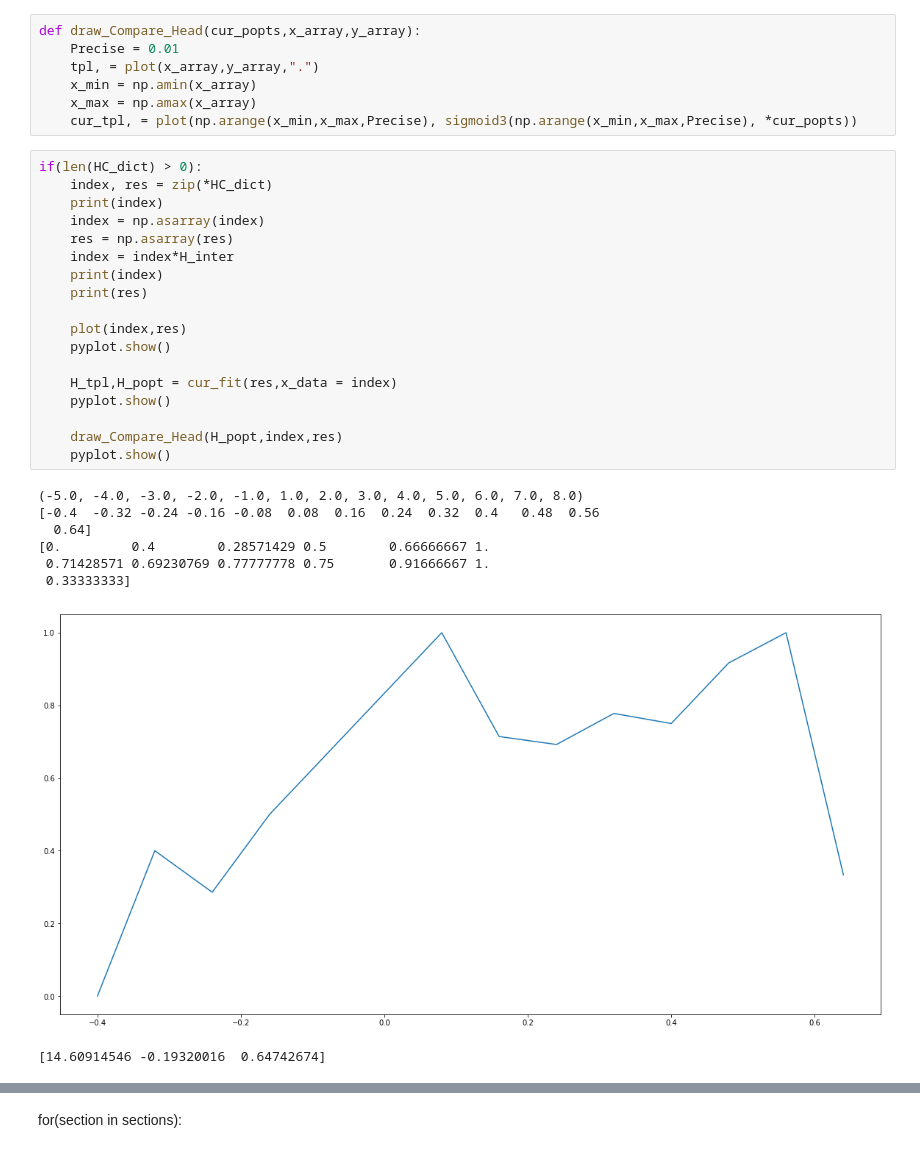
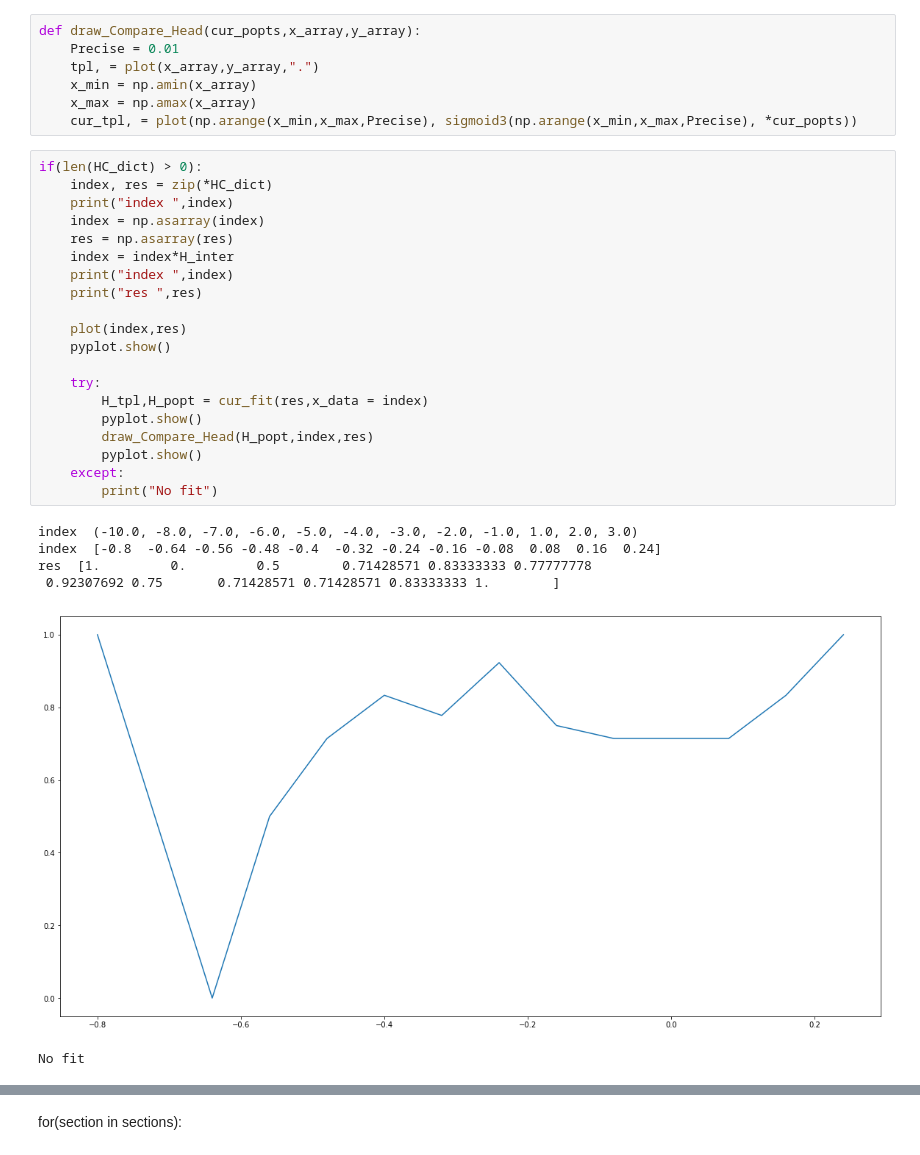
Before and after one commit to Vor2d/VORHead, a Jupyter notebook: DataAnalyzer/AcuityAnalyzer.ipynb, the cells around one changed output, grey strips where cells are left out. Drawn from its saved outputs; the diff is of its cells as text.

```diff
--- a/DataAnalyzer/AcuityAnalyzer.ipynb
+++ b/DataAnalyzer/AcuityAnalyzer.ipynb
@@ -249,27 +236,27 @@ def draw_Compare_Head(cur_popts,x_array,y_array):
 # %%
 if(len(HC_dict) > 0):
     index, res = zip(*HC_dict)
-    print(index)
+    print("index ",index)
     index = np.asarray(index)
     res = np.asarray(res)
     index = index*H_inter
-    print(index)
-    print(res)
+    print("index ",index)
+    print("res ",res)
 
     plot(index,res)
     pyplot.show()
 
-    H_tpl,H_popt = cur_fit(res,x_data = index)
-    pyplot.show()
-
-    draw_Compare_Head(H_popt,index,res)
-    pyplot.show()
+    try:
+        H_tpl,H_popt = cur_fit(res,x_data = index)
+        pyplot.show()
+        draw_Compare_Head(H_popt,index,res)
+        pyplot.show()
+    except:
+        print("No fit")
 # %% [output]
-(-5.0, -4.0, -3.0, -2.0, -1.0, 1.0, 2.0, 3.0, 4.0, 5.0, 6.0, 7.0, 8.0)
-[-0.4  -0.32 -0.24 -0.16 -0.08  0.08  0.16  0.24  0.32  0.4   0.48  0.56
-  0.64]
-[0.         0.4        0.28571429 0.5        0.66666667 1.
- 0.71428571 0.69230769 0.77777778 0.75       0.91666667 1.
- 0.33333333]
+index  (-10.0, -8.0, -7.0, -6.0, -5.0, -4.0, -3.0, -2.0, -1.0, 1.0, 2.0, 3.0)
+index  [-0.8  -0.64 -0.56 -0.48 -0.4  -0.32 -0.24 -0.16 -0.08  0.08  0.16  0.24]
+res  [1.         0.         0.5        0.71428571 0.83333333 0.77777778
+ 0.92307692 0.75       0.71428571 0.71428571 0.83333333 1.        ]
-[figure, old version]
+[figure, new version]
-[14.60914546 -0.19320016  0.64742674]
+No fit
```
Also changed, not shown: parts of 18 cells of this notebook, 15 other files.
